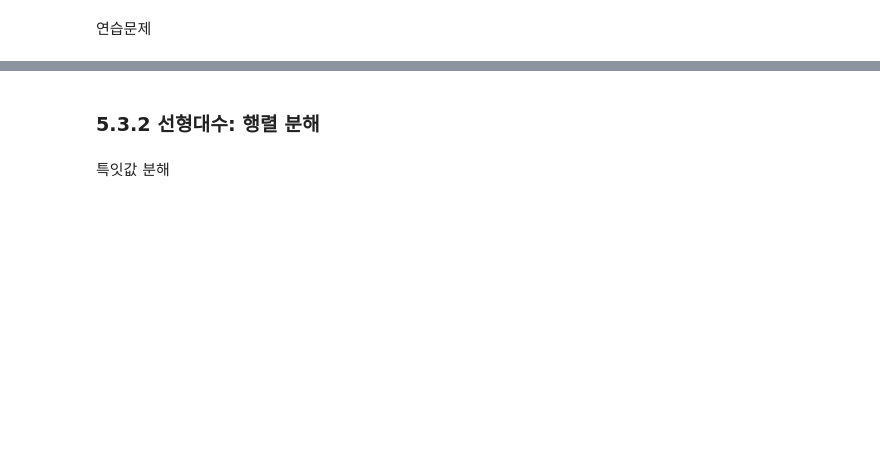
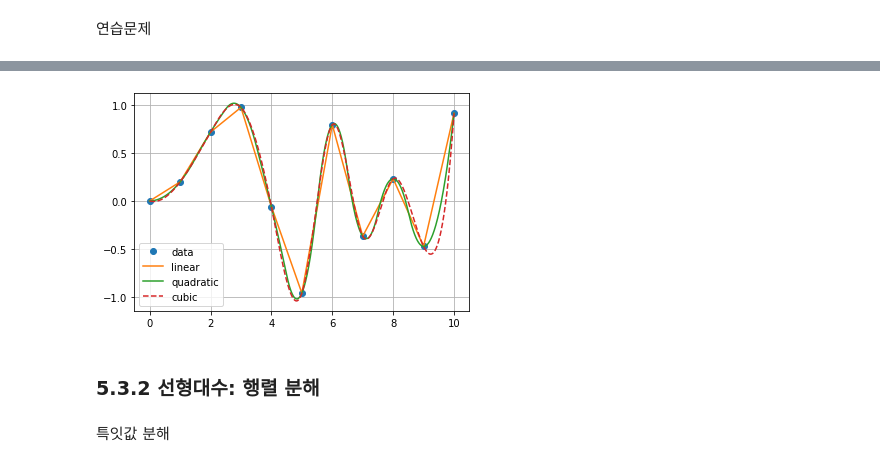
Before and after one commit to MMM-Sci/python_prac, a Jupyter notebook: CH5_Numpy.ipynb, the cells around one changed output, grey strips where cells are left out. Cells and saved outputs as stored; diff of their text form; code cells hidden in the pictures; blank space fills up the shorter version.

```diff
--- a/CH5_Numpy.ipynb
+++ b/CH5_Numpy.ipynb
@@ -368,3 +504,11 @@ plt.grid(True)
+# %%
+# 5-12
+f3 = interpolate.interp1d(x, y, 'cubic')
+plt.plot(x, y, 'o', x, f(x), '-', x_new, f2(x_new), '-', x_new, f3(x_new), '--')
+plt.legend(['data', 'linear', 'quadratic', 'cubic'], loc = 'best')
+plt.grid(True)
+# %% [output]
+[figure, added]
 # %% [markdown]
 ### 5.3.2 선형대수: 행렬 분해
 # %% [markdown]
```
Also changed, not shown: parts of 50 cells of this notebook.
